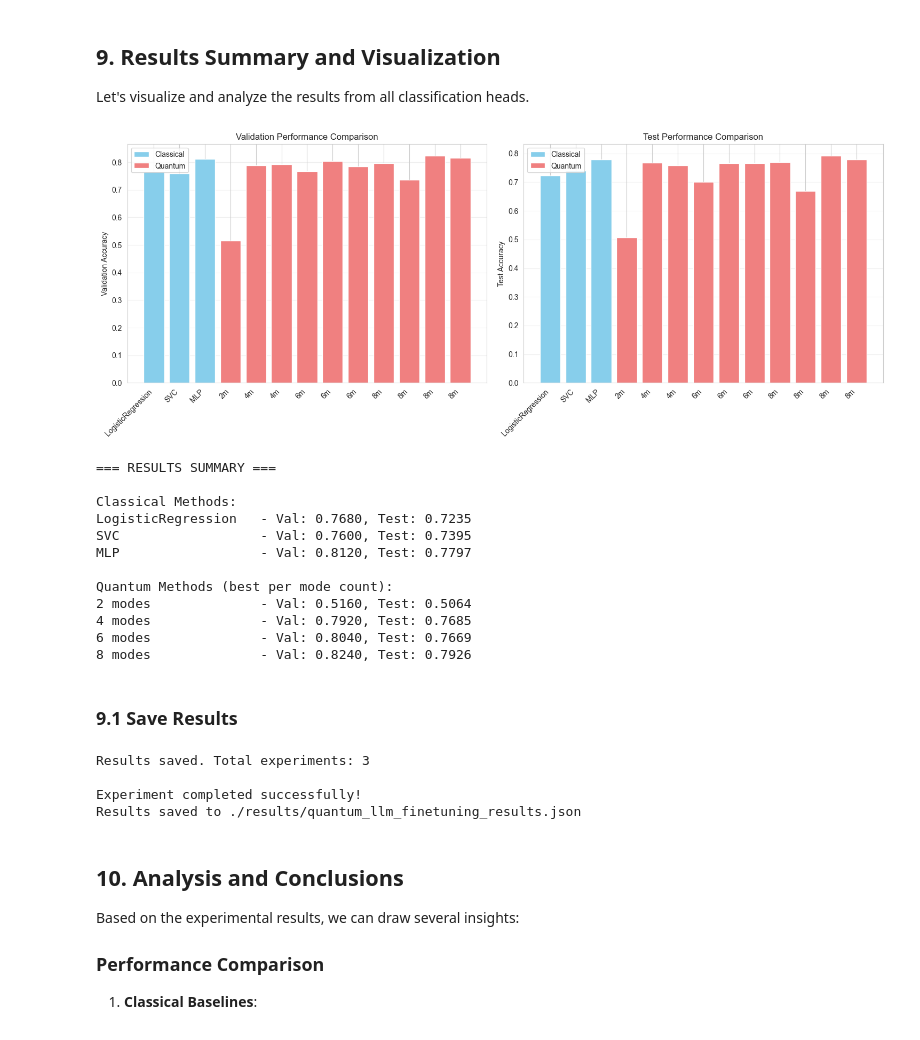
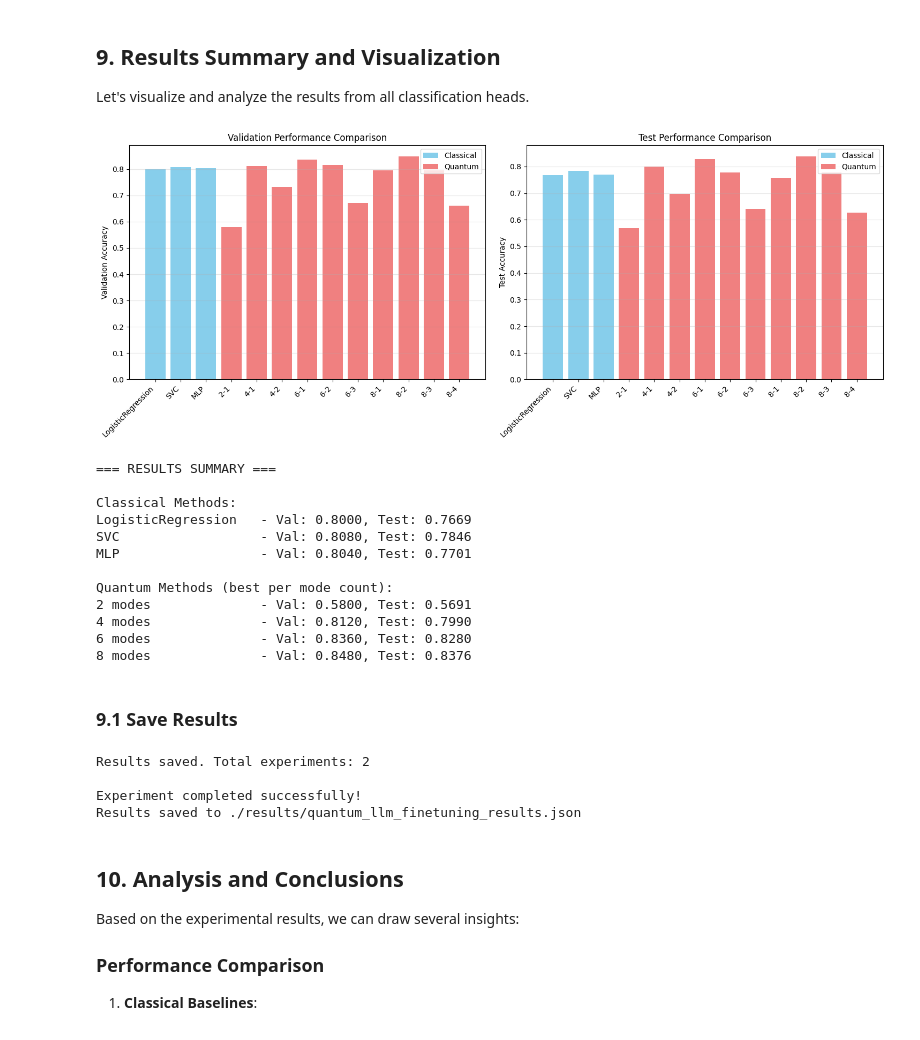
Before and after one commit to philippeschoeb/merlin, a Jupyter notebook: docs/source/notebooks/QLLM_fine_tuning.ipynb, the cells around one changed output. Cells and saved outputs as stored; diff of their text form; code cells hidden in the pictures.

```diff
--- a/docs/source/notebooks/QLLM_fine_tuning.ipynb
+++ b/docs/source/notebooks/QLLM_fine_tuning.ipynb
@@ -861,7 +941,7 @@ for mode in modes_to_test:
         q_test_accuracy = accuracy_score(test_dataset["label"], q_test_predictions)
 
         print(f"   Quantum {mode}-{k} - Val: {q_val_accuracy:.4f}, Test: {q_test_accuracy:.4f}")
-        quantum_results[f"{mode}-qlayer-{input_state}"] = [q_val_accuracy, q_test_accuracy]
+        quantum_results[f"{mode}-qlayer-{k}"] = [q_val_accuracy, q_test_accuracy]
 
 results["Qlayer"] = quantum_results
 # %% [output]
@@ -906,11 +986,12 @@ fig, (ax1, ax2) = plt.subplots(1, 2, figsize=(15, 6))
 # Validation accuracies
 x_classical = range(len(classical_methods))
 x_quantum = range(len(classical_methods), len(classical_methods) + len(quantum_configs))
+x_labels_quantum = [f"{c.split('-qlayer-')[0]}-{c.split('-qlayer-')[1]}" for c in quantum_configs]
 
 ax1.bar(x_classical, classical_val_accs, color='skyblue', label='Classical')
 ax1.bar(x_quantum, quantum_val_accs, color='lightcoral', label='Quantum')
 ax1.set_xticks(list(x_classical) + list(x_quantum))
-ax1.set_xticklabels(classical_methods + [c.split('-')[0] + 'm' for c in quantum_configs], rotation=45, ha='right')
+ax1.set_xticklabels(classical_methods + x_labels_quantum, rotation=45, ha='right')
 ax1.set_ylabel('Validation Accuracy')
 ax1.set_title('Validation Performance Comparison')
 ax1.legend()
@@ -919,47 +1000,47 @@ ax1.grid(axis='y', alpha=0.3)
 # Test accuracies
 ax2.bar(x_classical, classical_test_accs, color='skyblue', label='Classical')
 ax2.bar(x_quantum, quantum_test_accs, color='lightcoral', label='Quantum')
 ax2.set_xticks(list(x_classical) + list(x_quantum))
-ax2.set_xticklabels(classical_methods + [c.split('-')[0] + 'm' for c in quantum_configs], rotation=45, ha='right')
+ax2.set_xticklabels(classical_methods + x_labels_quantum, rotation=45, ha='right')
 ax2.set_ylabel('Test Accuracy')
 ax2.set_title('Test Performance Comparison')
 ax2.legend()
 ax2.grid(axis='y', alpha=0.3)
 
 plt.tight_layout()
 plt.show()
 
 # Print summary statistics
 print("\n=== RESULTS SUMMARY ===")
 print("\nClassical Methods:")
 for i, method in enumerate(classical_methods):
     print(f"{method:20s} - Val: {classical_val_accs[i]:.4f}, Test: {classical_test_accs[i]:.4f}")
 
 print("\nQuantum Methods (best per mode count):")
 modes_processed = set()
 for config in quantum_configs:
     mode_count = config.split('-')[0]
     if mode_count not in modes_processed:
         # Find best accuracy for this mode count
         mode_configs = [c for c in quantum_configs if c.startswith(mode_count + '-')]
         best_val = max(results['Qlayer'][c][0] for c in mode_configs)
         best_test = max(results['Qlayer'][c][1] for c in mode_configs)
         print(f"{mode_count + ' modes':20s} - Val: {best_val:.4f}, Test: {best_test:.4f}")
         modes_processed.add(mode_count)
 # %% [output]
-[figure, old version]
+[figure, new version]
 === RESULTS SUMMARY ===
 
 Classical Methods:
-LogisticRegression   - Val: 0.7680, Test: 0.7235
-SVC                  - Val: 0.7600, Test: 0.7395
-MLP                  - Val: 0.8120, Test: 0.7797
+LogisticRegression   - Val: 0.8000, Test: 0.7669
+SVC                  - Val: 0.8080, Test: 0.7846
+MLP                  - Val: 0.8040, Test: 0.7701
 
 Quantum Methods (best per mode count):
-2 modes              - Val: 0.5160, Test: 0.5064
-4 modes              - Val: 0.7920, Test: 0.7685
-6 modes              - Val: 0.8040, Test: 0.7669
-8 modes              - Val: 0.8240, Test: 0.7926
+2 modes              - Val: 0.5800, Test: 0.5691
+4 modes              - Val: 0.8120, Test: 0.7990
+6 modes              - Val: 0.8360, Test: 0.8280
+8 modes              - Val: 0.8480, Test: 0.8376
 # %% [markdown]
 
  ### 9.1 Save Results
@@ -969,7 +1050,7 @@ save_experiment_results(results, "quantum_llm_finetuning_results.json")
 print("\nExperiment completed successfully!")
 print(f"Results saved to ./results/quantum_llm_finetuning_results.json")
 # %% [output]
-Results saved. Total experiments: 3
+Results saved. Total experiments: 2
 
 Experiment completed successfully!
 Results saved to ./results/quantum_llm_finetuning_results.json
```
Also changed, not shown: parts of 7 cells of this notebook, 9 other files.
